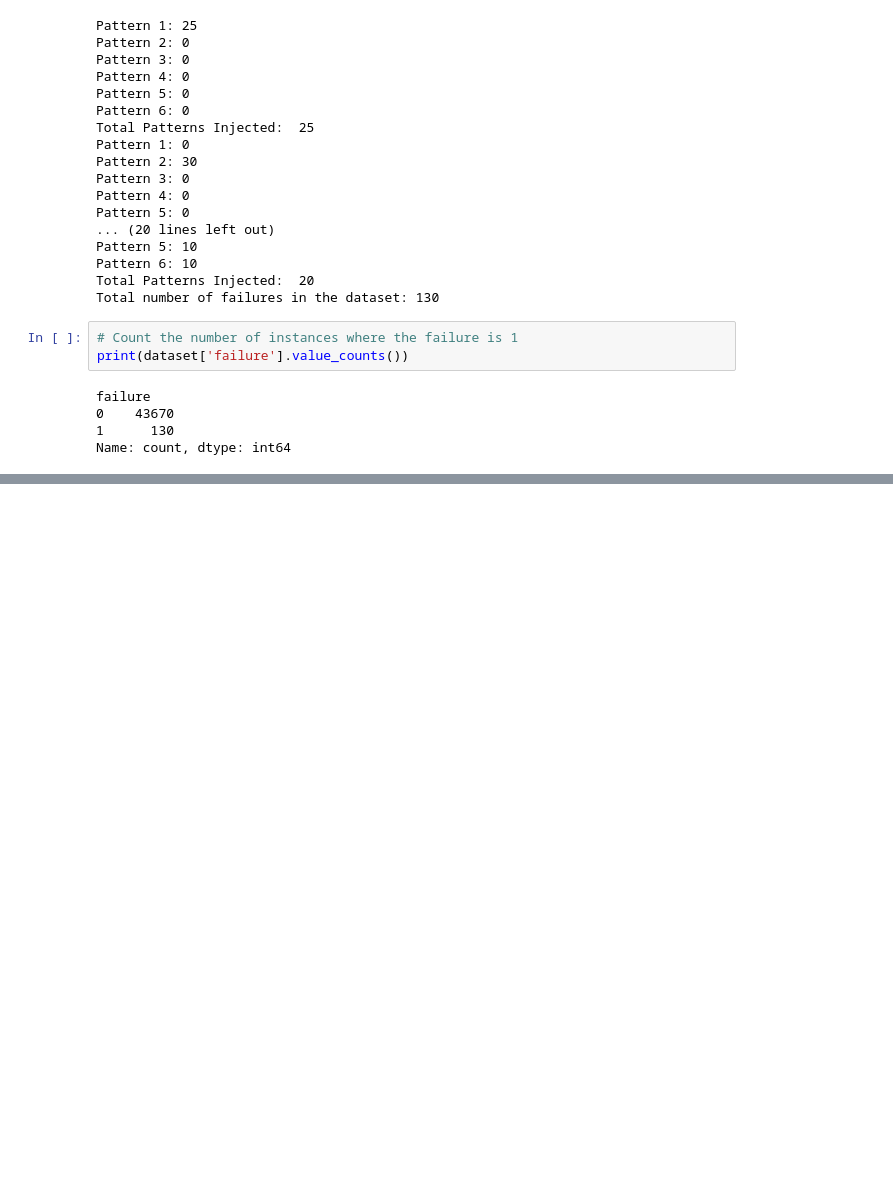
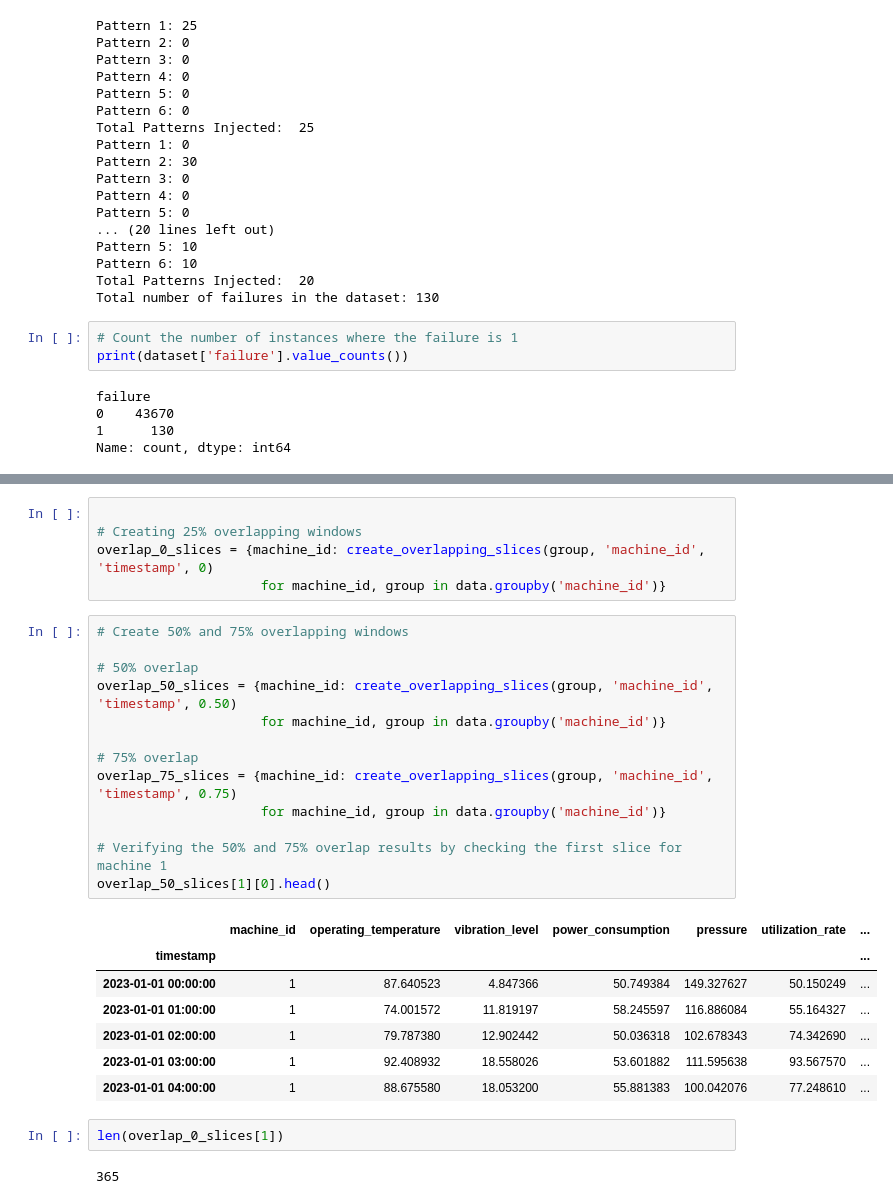
Before and after one commit to mrogozan/DataMiningResearch, a Jupyter notebook: dataset_gen.ipynb, the cells around one changed output, grey strips where cells are left out. Saved outputs shown, nothing was run; the diff lists cells and outputs as text; blank space fills up the shorter version.

```diff
--- a/dataset_gen.ipynb
+++ b/dataset_gen.ipynb
@@ -459,0 +605,30 @@ Name: count, dtype: int64
+# %%
+
+# Creating 25% overlapping windows
+overlap_0_slices = {machine_id: create_overlapping_slices(group, 'machine_id', 'timestamp', 0)
+                     for machine_id, group in data.groupby('machine_id')}
+# %%
+# Create 50% and 75% overlapping windows
+
+# 50% overlap
+overlap_50_slices = {machine_id: create_overlapping_slices(group, 'machine_id', 'timestamp', 0.50)
+                     for machine_id, group in data.groupby('machine_id')}
+
+# 75% overlap
+overlap_75_slices = {machine_id: create_overlapping_slices(group, 'machine_id', 'timestamp', 0.75)
+                     for machine_id, group in data.groupby('machine_id')}
+
+# Verifying the 50% and 75% overlap results by checking the first slice for machine 1
+overlap_50_slices[1][0].head()
+# %% [output]
+|  | machine_id | operating_temperature | vibration_level | power_consumption | pressure | utilization_rate | ... |
+| timestamp |  |  |  |  |  |  | ... |
+| 2023-01-01 00:00:00 | 1 | 87.640523 | 4.847366 | 50.749384 | 149.327627 | 50.150249 | ... |
+| 2023-01-01 01:00:00 | 1 | 74.001572 | 11.819197 | 58.245597 | 116.886084 | 55.164327 | ... |
+| 2023-01-01 02:00:00 | 1 | 79.787380 | 12.902442 | 50.036318 | 102.678343 | 74.342690 | ... |
+| 2023-01-01 03:00:00 | 1 | 92.408932 | 18.558026 | 53.601882 | 111.595638 | 93.567570 | ... |
+| 2023-01-01 04:00:00 | 1 | 88.675580 | 18.053200 | 55.881383 | 100.042076 | 77.248610 | ... |
+# %%
+len(overlap_0_slices[1])
+# %% [output]
+365
```
Also changed, not shown: parts of 12 cells of this notebook.
